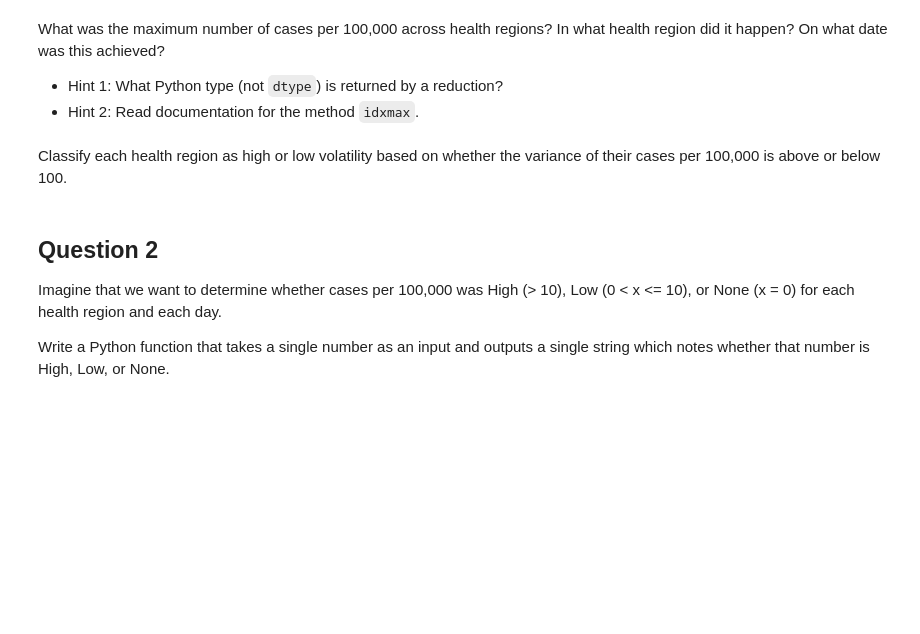
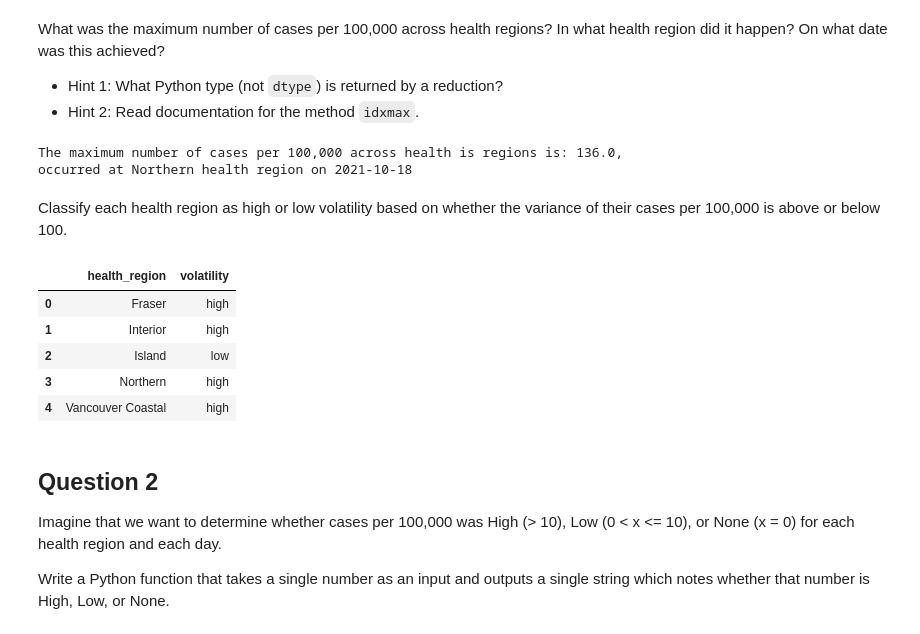
Before and after one commit to tonyliang19/ECON323_2023_Spring, a Jupyter notebook: problem_sets/problem_set_5_Luo_Liang.ipynb, the cells around one changed output. Cells and saved outputs as stored; diff of their text form; code cells hidden in the pictures; blank space fills up the shorter version.

```diff
--- a/problem_sets/problem_set_5_Luo_Liang.ipynb
+++ b/problem_sets/problem_set_5_Luo_Liang.ipynb
@@ -88,10 +128,49 @@ What was the maximum number of cases per 100,000 across health regions? In what
 - Hint 2: Read documentation for the method `idxmax`.
 # %%
 # Your code here
+
+# retrieves max per region
+max_cases = absolute_cases_bc.max()
+
+# retrieves maximum across all regions
+max_all = max_cases.max()
+# retrieves region where maximum across all regions happened
+region_max = max_cases.idxmax()
+# retrieves date it was achieved
+date_max = absolute_cases_bc.idxmax().loc[region_max]
+
+# outputs the max num per 100000 across health regions, region occurred, and date
+# achieved with special formatting to YYMMDD
+print(f"""
+The maximum number of cases per 100,000 across health is regions is: {round(max_all,0)},
+occurred at {region_max} health region on {date_max.strftime('%Y-%m-%d')}
+""")
+# %% [output]
+The maximum number of cases per 100,000 across health is regions is: 136.0,
+occurred at Northern health region on 2021-10-18
 # %% [markdown]
 Classify each health region as high or low volatility based on whether the variance of their cases per 100,000 is above or below 100.
 # %%
 # Your code here
+
+# adapted from lecture notes
+def classify_volatility(s):
+    if s.var() > 100:
+        out = "high"
+    else:
+        out = "low"
+    return out
+
+# apply aggregation and turn into dataframe
+results = absolute_cases_bc.agg(classify_volatility)
+results.to_frame(name="volatility").rename_axis("health_region").reset_index()
+# %% [output]
+|  | health_region | volatility |
+| 0 | Fraser | high |
+| 1 | Interior | high |
+| 2 | Island | low |
+| 3 | Northern | high |
+| 4 | Vancouver Coastal | high |
 # %% [markdown]
 ## Question 2
 
```
Also changed, not shown: parts of 2 cells of this notebook.
